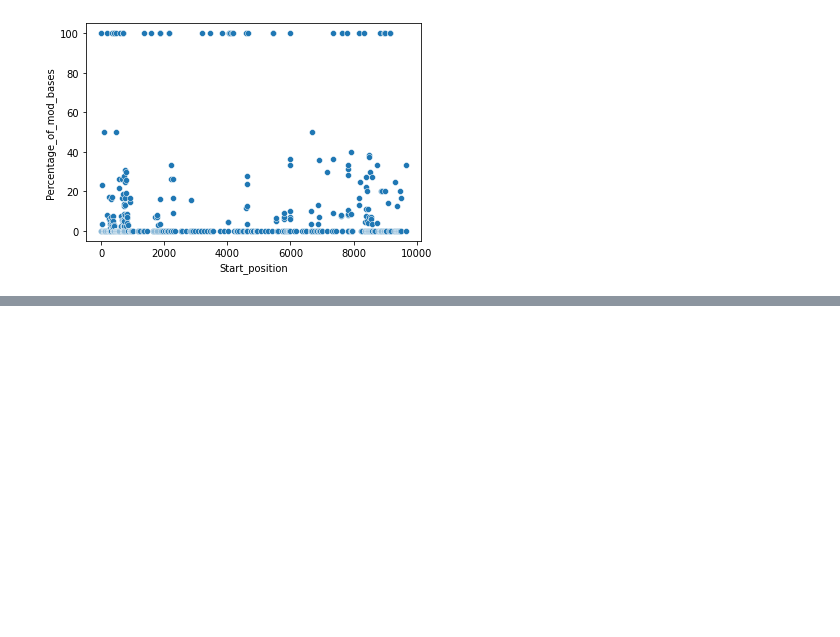
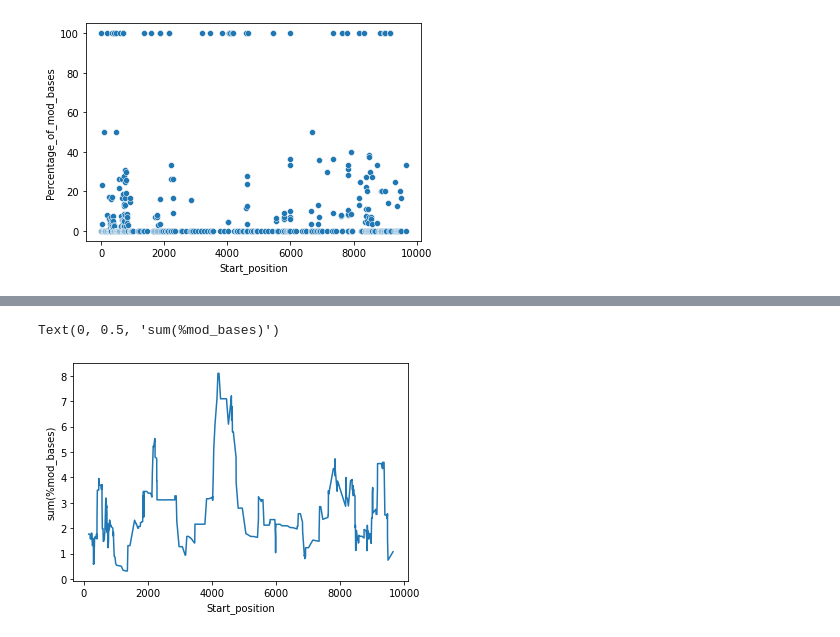
Before and after one commit to Raefcon/Hello_World, a Jupyter notebook: notebooks/HIV_data.ipynb, the cells around one changed output, grey strips where cells are left out. Saved outputs shown, nothing was run; the diff lists cells and outputs as text; code cells hidden in the pictures; blank space fills up the shorter version.

```diff
--- a/notebooks/HIV_data.ipynb
+++ b/notebooks/HIV_data.ipynb
@@ -595,0 +617,6 @@ sns.scatterplot(data=table, x='Start_position', y='Percentage_of_mod_bases')
+# %%
+ax = mod_position_bases.rolling(20).sum().plot()
+ax.set_ylabel('sum(%mod_bases)')
+# %% [output]
+Text(0, 0.5, 'sum(%mod_bases)')
+[figure, added]
```
Also changed, not shown: parts of 28 cells of this notebook.
